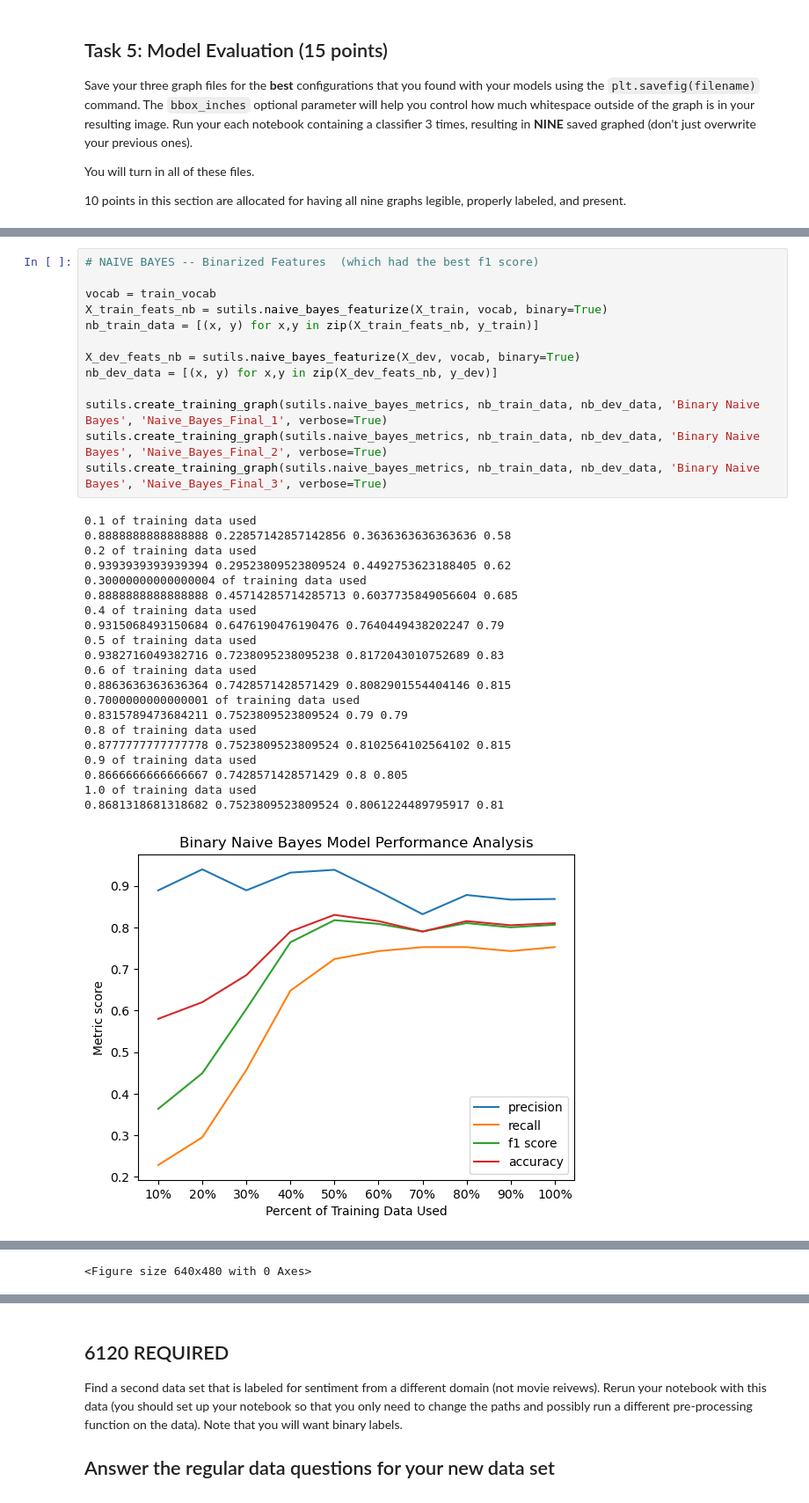
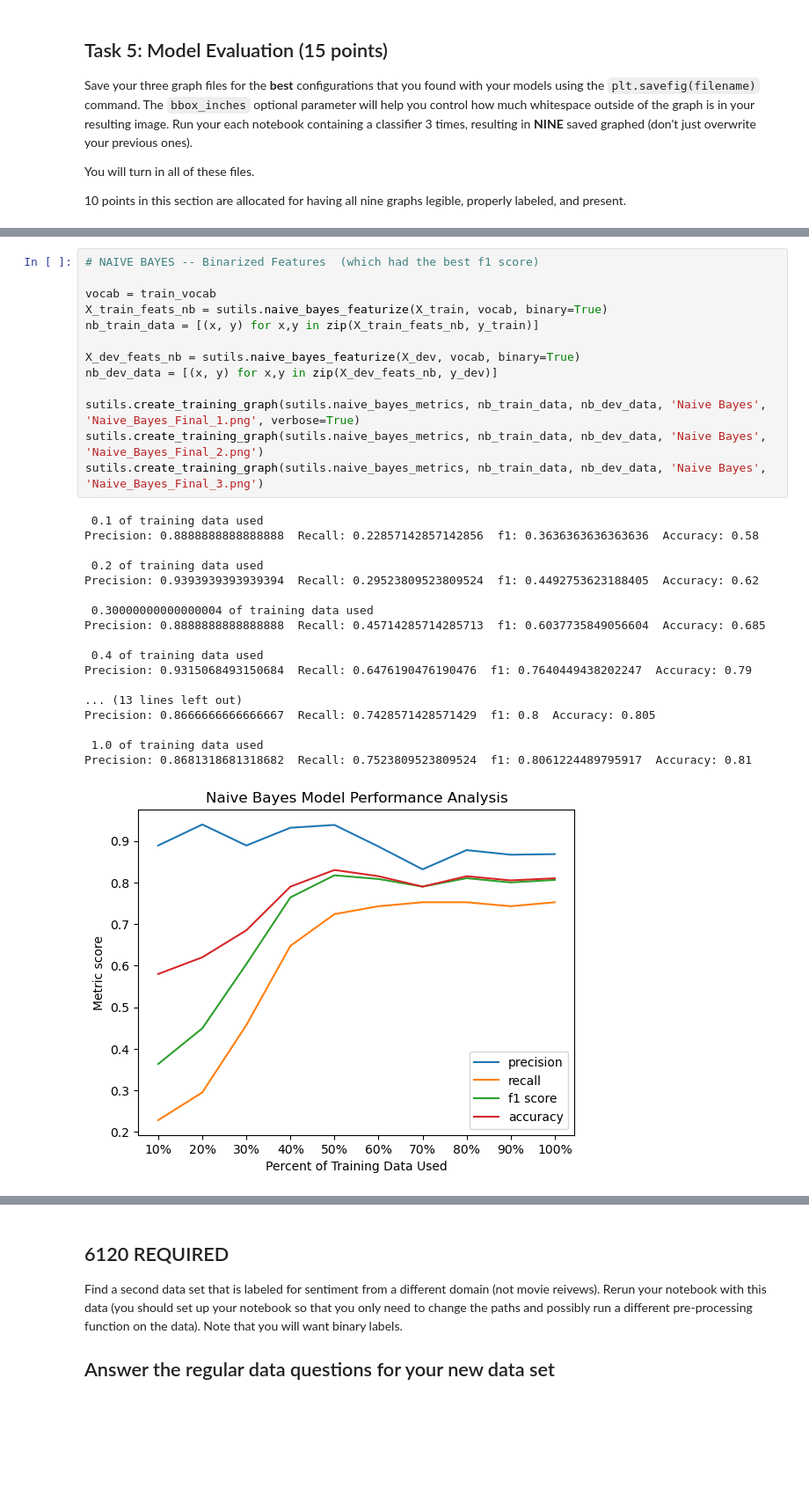
Before and after one commit to gellerjulia/CS4120_Homework4_Sentiment_Analysis, a Jupyter notebook: sentiment_task015.ipynb, the cells around one changed output, grey strips where cells are left out. Shown: that part at 88% size. Drawn from its saved outputs; the diff is of its cells as text; blank space fills up the shorter version.

```diff
--- a/sentiment_task015.ipynb
+++ b/sentiment_task015.ipynb
@@ -242,35 +242,32 @@ To determine this, I printed out the metrics used in the graphs below. F1 score
 # %%
 # NAIVE BAYES -- Binarized Features  (which had the best f1 score)
 
 vocab = train_vocab
 X_train_feats_nb = sutils.naive_bayes_featurize(X_train, vocab, binary=True)
 nb_train_data = [(x, y) for x,y in zip(X_train_feats_nb, y_train)]
 
 X_dev_feats_nb = sutils.naive_bayes_featurize(X_dev, vocab, binary=True)
 nb_dev_data = [(x, y) for x,y in zip(X_dev_feats_nb, y_dev)]
 
-sutils.create_training_graph(sutils.naive_bayes_metrics, nb_train_data, nb_dev_data, 'Binary Naive Bayes', 'Naive_Bayes_Final_1', verbose=True)
-sutils.create_training_graph(sutils.naive_bayes_metrics, nb_train_data, nb_dev_data, 'Binary Naive Bayes', 'Naive_Bayes_Final_2', verbose=True)
-sutils.create_training_graph(sutils.naive_bayes_metrics, nb_train_data, nb_dev_data, 'Binary Naive Bayes', 'Naive_Bayes_Final_3', verbose=True)
+sutils.create_training_graph(sutils.naive_bayes_metrics, nb_train_data, nb_dev_data, 'Naive Bayes', 'Naive_Bayes_Final_1.png', verbose=True)
+sutils.create_training_graph(sutils.naive_bayes_metrics, nb_train_data, nb_dev_data, 'Naive Bayes', 'Naive_Bayes_Final_2.png')
+sutils.create_training_graph(sutils.naive_bayes_metrics, nb_train_data, nb_dev_data, 'Naive Bayes', 'Naive_Bayes_Final_3.png')
 # %% [output]
-0.1 of training data used
-0.8888888888888888 0.22857142857142856 0.3636363636363636 0.58
-0.2 of training data used
-0.9393939393939394 0.29523809523809524 0.4492753623188405 0.62
-0.30000000000000004 of training data used
-0.8888888888888888 0.45714285714285713 0.6037735849056604 0.685
-0.4 of training data used
-0.9315068493150684 0.6476190476190476 0.7640449438202247 0.79
-0.5 of training data used
-0.9382716049382716 0.7238095238095238 0.8172043010752689 0.83
-0.6 of training data used
-0.8863636363636364 0.7428571428571429 0.8082901554404146 0.815
-0.7000000000000001 of training data used
-0.8315789473684211 0.7523809523809524 0.79 0.79
-0.8 of training data used
-0.8777777777777778 0.7523809523809524 0.8102564102564102 0.815
-0.9 of training data used
-0.8666666666666667 0.7428571428571429 0.8 0.805
-1.0 of training data used
-0.8681318681318682 0.7523809523809524 0.8061224489795917 0.81
+ 0.1 of training data used
+Precision: 0.8888888888888888  Recall: 0.22857142857142856  f1: 0.3636363636363636  Accuracy: 0.58
+
+ 0.2 of training data used
+Precision: 0.9393939393939394  Recall: 0.29523809523809524  f1: 0.4492753623188405  Accuracy: 0.62
+
+ 0.30000000000000004 of training data used
+Precision: 0.8888888888888888  Recall: 0.45714285714285713  f1: 0.6037735849056604  Accuracy: 0.685
+
+ 0.4 of training data used
+Precision: 0.9315068493150684  Recall: 0.6476190476190476  f1: 0.7640449438202247  Accuracy: 0.79
+
+... (13 lines left out)
+Precision: 0.8666666666666667  Recall: 0.7428571428571429  f1: 0.8  Accuracy: 0.805
+
+ 1.0 of training data used
+Precision: 0.8681318681318682  Recall: 0.7523809523809524  f1: 0.8061224489795917  Accuracy: 0.81
-[figure, old version]
+[figure, new version]
@@ -319,4 +276,3 @@ sutils.create_training_graph(sutils.naive_bayes_metrics, nb_train_data, nb_dev_d
-<Figure size 640x480 with 0 Axes>
 # %%
 # LOGISTIC REGRESSION - CountVectorizer, Binarized Features (which had the best f1 score)
 
```
Also changed, not shown: parts of 6 cells of this notebook, 28 other files.
